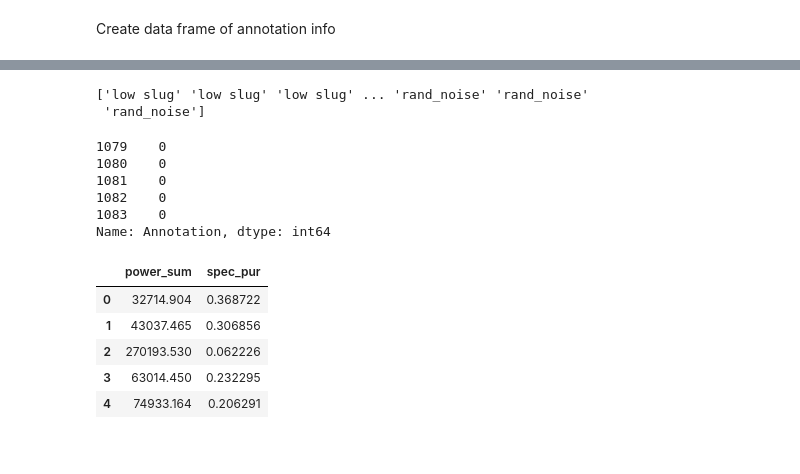
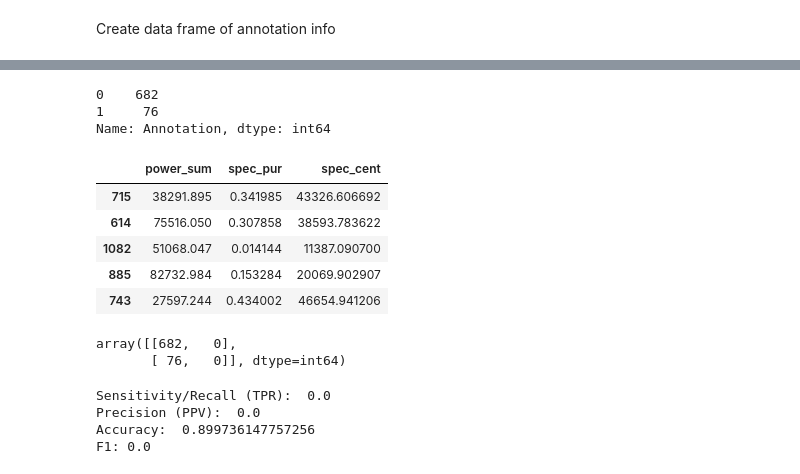
Before and after one commit to grace3999/USV_Python, a Jupyter notebook: Notebooks/xr_Annotations_modeling.ipynb, the cells around one changed output, grey strips where cells are left out. Saved outputs shown, nothing was run; the diff lists cells and outputs as text; code cells hidden in the pictures.

```diff
--- a/Notebooks/xr_Annotations_modeling.ipynb
+++ b/Notebooks/xr_Annotations_modeling.ipynb
@@ -55,27 +72,26 @@ Int64Index([], dtype='int64')
+# %%
+annot_labels_full = annot_features_full['Annotation']
+# %%
+#separate and save for later testing dataset
+X_train, X_test, y_train, y_test = train_test_split(annot_features_full, annot_labels_full, test_size=0.3, random_state=1, stratify = annot_labels_full)
 # %%
-annot_labels = annot_features_full['Annotation']
-print(annot_labels.values)
-annot_labels.replace(regex={r'low slug': 1, 'high slug': 1, 'low multi': 1, 'high multi': 1, 'bbc': 1, 'noise': 0, 'rand_noise': 0}, inplace=True)
-annot_labels.tail()
+y_train.replace(regex={r'low slug': 1, 'high slug': 1, 'low multi': 1, 'high multi': 1, 'bbc': 1, 'noise': 0, 'rand_noise': 0}, inplace=True)
-# %% [output]
-['low slug' 'low slug' 'low slug' ... 'rand_noise' 'rand_noise'
- 'rand_noise']
-1079    0
-1080    0
-1081    0
-1082    0
-1083    0
-Name: Annotation, dtype: int64
+# %%
+y_train.value_counts()
+# %% [output]
+0    682
+1     76
+Name: Annotation, dtype: int64
 # %%
-annot_features = annot_features_full[['power_sum', 'spec_pur']]
+annot_features = X_train[['power_sum', 'spec_pur', 'spec_cent']]
 annot_features.head()
 # %% [output]
-|  | power_sum | spec_pur |
-| 0 | 32714.904 | 0.368722 |
-| 1 | 43037.465 | 0.306856 |
-| 2 | 270193.530 | 0.062226 |
-| 3 | 63014.450 | 0.232295 |
-| 4 | 74933.164 | 0.206291 |
+|  | power_sum | spec_pur | spec_cent |
+| 715 | 38291.895 | 0.341985 | 43326.606692 |
+| 614 | 75516.050 | 0.307858 | 38593.783622 |
+| 1082 | 51068.047 | 0.014144 | 11387.090700 |
+| 885 | 82732.984 | 0.153284 | 20069.902907 |
+| 743 | 27597.244 | 0.434002 | 46654.941206 |
 # %%
 # center and scale the data
 scaler = StandardScaler()
@@ -85,0 +99,25 @@ X_train, X_test, y_train, y_test = train_test_split(features_scaled, annot_label
+# %%
+#skf = StratifiedKFold(n_splits=3)
+#lr_cv.fit(features_scaled, annot_labels)
+#print("Test set accuracy of LR model: ",lr_cv.score(features_scaled, annot_labels))
+
+lr_cv = LogisticRegression(random_state=0)
+
+y_pred = cross_val_predict(lr_cv, features_scaled, y_train, cv=3, method='predict')
+y_pred_prob = cross_val_predict(lr_cv, features_scaled, y_train, cv=3, method='predict_proba')
+conf_mat = confusion_matrix(y_train, y_pred)
+conf_mat
+# %% [output]
+array([[682,   0],
+       [ 76,   0]], dtype=int64)
+# %%
+# calculate some of these metrics using sklearn and the test set samples
+print("Sensitivity/Recall (TPR): ",metrics.recall_score(y_train,y_pred))
+print("Precision (PPV): ", metrics.precision_score(y_train,y_pred))
+print("Accuracy: ", metrics.accuracy_score(y_train,y_pred))
+print("F1:", metrics.f1_score(y_train,y_pred))
+# %% [output]
+Sensitivity/Recall (TPR):  0.0
+Precision (PPV):  0.0
+Accuracy:  0.899736147757256
+F1: 0.0
```
Also changed, not shown: parts of 22 cells of this notebook.
